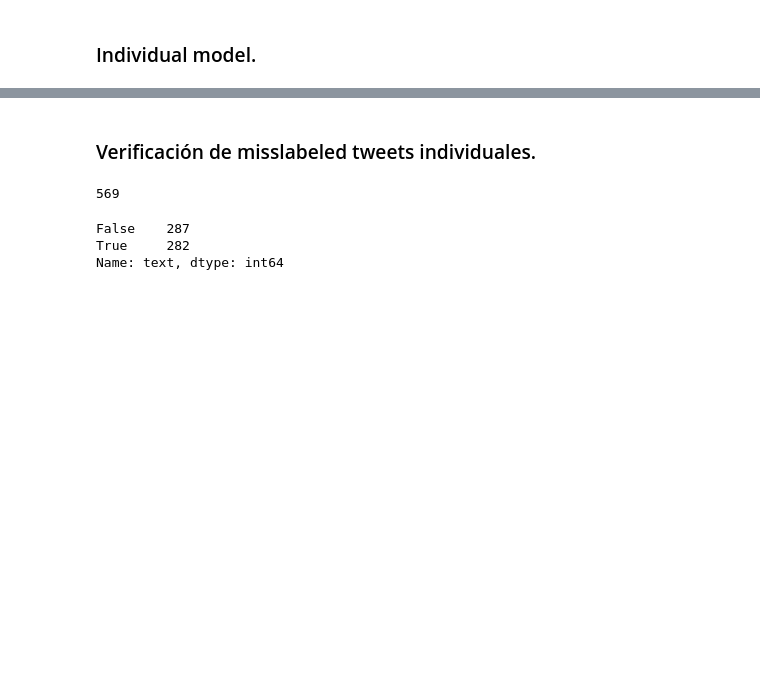
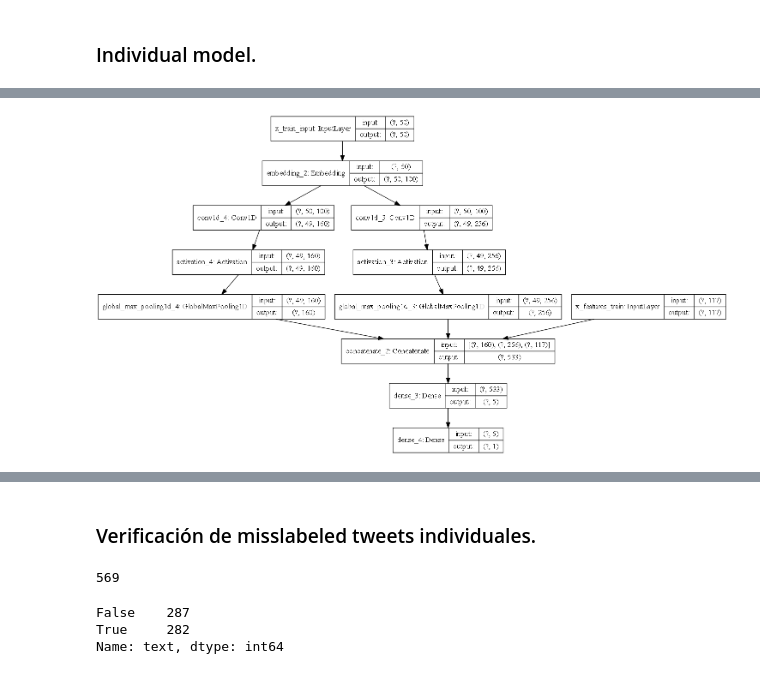
Before and after one commit to milemarchese/OrganizacionDeDatos, a Jupyter notebook: TP2/Modelos Mauro.ipynb, the cells around one changed output, grey strips where cells are left out. Saved outputs shown, nothing was run; the diff lists cells and outputs as text; code cells hidden in the pictures; blank space fills up the shorter version.

```diff
--- a/TP2/Modelos Mauro.ipynb
+++ b/TP2/Modelos Mauro.ipynb
@@ -252,7 +252,7 @@ import warnings
 warnings.warn = warn
 # %%
 scaler = StandardScaler()
-x_train_features = scaler.fit_transform(train_complete.loc[:,'length':'y'])
+x_train_features = scaler.fit_transform(train_complete.loc[:,'id':])
 
 x_train = train_complete['processed_text'].values
 y_train = train_complete['target'].values
@@ -287,7 +287,7 @@ def create_conv1d(dense_1=146,conv1=256,conv2=128): #original
     embedding = Embedding(vocab_size, embedding_dim_1, input_length=maxlen, weights=[embedding_matrix_1], trainable=True)
 
     x_train_input = Input(shape = (maxlen,), name = 'x_train_input')
-    x_train_features_input = Input(shape = (117, ), name = 'x_features_train')
+    x_train_features_input = Input(shape = (218, ), name = 'x_features_train')
 
     emb = embedding(x_train_input)
     #conv_out2_1 = Conv1D(128, 2, activation='relu', kernel_constraint=max_norm(3), bias_constraint=max_norm(3))(emb2)
@@ -305,7 +305,7 @@ def create_conv1d(dense_1=146,conv1=256,conv2=128): #original
     #noise2 = GaussianNoise(0.15)(dense1)
     #drop = Dropout(0.3)(dense1)
 
-    dense2 = Dense(dense_1, activation='relu')(conc)
+    dense2 = Dense(dense_1, activation='relu')(conc) #, kernel_regularizer=keras.regularizers.l2(0.01)
     dense3 = Dense(1, activation='sigmoid')(dense2)
 
     model = Model(inputs = [x_train_input , x_train_features_input], outputs = dense3)
@@ -316,10 +316,10 @@ def create_conv1d(dense_1=146,conv1=256,conv2=128): #original
 
     return model
 # %%
-model = create_conv1d()
+model = create_conv1d(5,256,160)
 history = model.fit([x_train,x_train_features], y_train,
                     epochs=2,
                     verbose=1,
-                    batch_size=69)
+                    batch_size=75)
 # %% [output]
 Epoch 1/2
@@ -339,3 +339,7 @@ print(accuracy)
+# %%
+keras.utils.plot_model(model, show_shapes=True, dpi=90)
+# %% [output]
+[figure, added]
 # %%
 0.82531
 # %%
```
Also changed, not shown: parts of 4 cells of this notebook, 4 other files.
